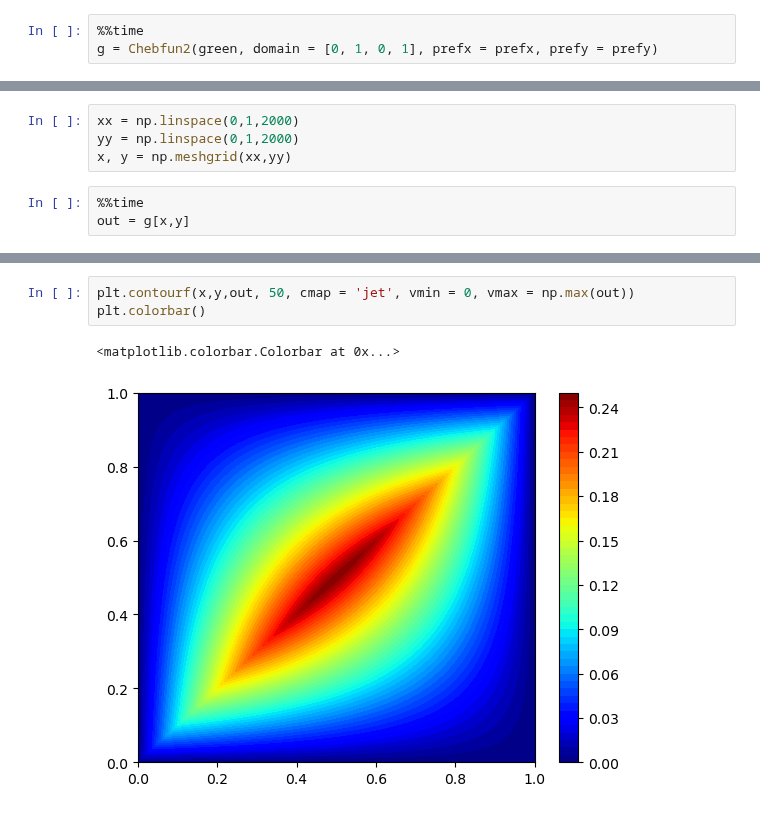
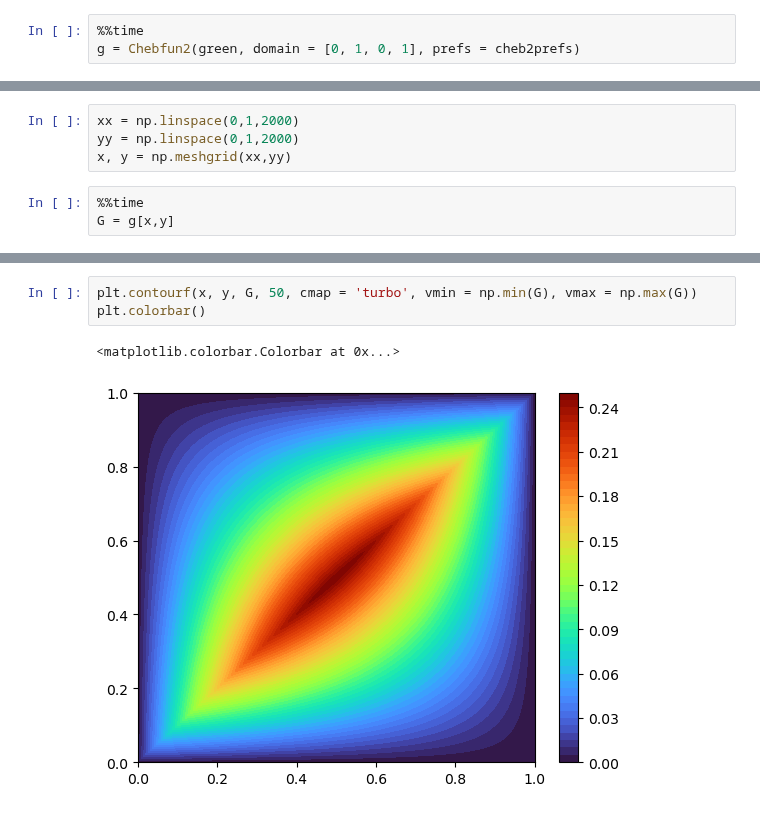
Before and after one commit to hsharsh/chebgreen, a Jupyter notebook: main/chebpy2.ipynb, the cells around one changed output, grey strips where cells are left out. Saved outputs shown, nothing was run; the diff lists cells and outputs as text.

```diff
--- a/main/chebpy2.ipynb
+++ b/main/chebpy2.ipynb
@@ -17,4 +10,4 @@ prefy.eps = 1e-6
 # %%
 %%time
-g = Chebfun2(green, domain = [0, 1, 0, 1], prefx = prefx, prefy = prefy)
+g = Chebfun2(green, domain = [0, 1, 0, 1], prefs = cheb2prefs)
 # %% [output]
@@ -33,5 +19,5 @@ yy = np.linspace(0,1,2000)
 x, y = np.meshgrid(xx,yy)
 # %%
 %%time
-out = g[x,y]
+G = g[x,y]
 # %% [output]
@@ -43,9 +29,9 @@ np.linalg.norm(out-outtheory)/np.linalg.norm(outtheory)
 # %% [output]
 9.642534462399506e-05
 # %%
-plt.contourf(x,y,out, 50, cmap = 'jet', vmin = 0, vmax = np.max(out))
+plt.contourf(x, y, G, 50, cmap = 'turbo', vmin = np.min(G), vmax = np.max(G))
 plt.colorbar()
 # %% [output]
 <matplotlib.colorbar.Colorbar at 0x...>
-[figure, old version]
+[figure, new version]
 # %%
```
Also changed, not shown: parts of 7 cells of this notebook, 15 other files.
